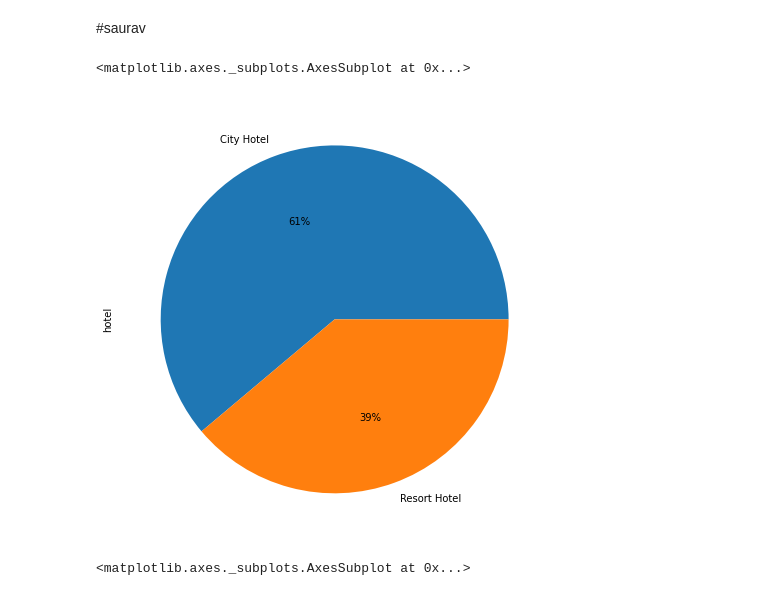
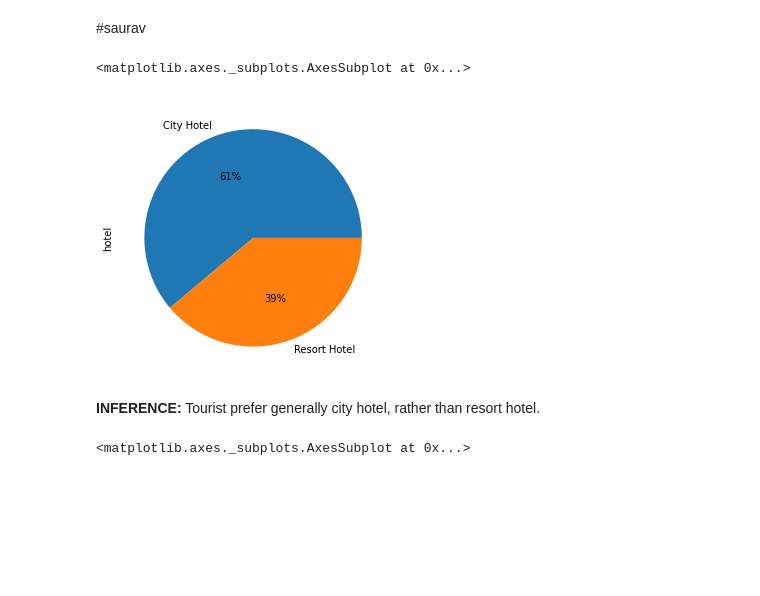
Before and after one commit to gauriagarwal18/Hotel_Booking_Analysis, a Jupyter notebook: Hotel_Booking.ipynb, the cells around one changed output. Saved outputs shown, nothing was run; the diff lists cells and outputs as text; code cells hidden in the pictures; blank space fills up the shorter version.

```diff
--- a/Hotel_Booking.ipynb
+++ b/Hotel_Booking.ipynb
@@ -173,7 +160,11 @@ def make_plot(data,kind,title,y_label,xlabel,font_size):
 # %%
+# which type of hotel book more
 hotel_type = hotels['hotel'].value_counts()
-hotel_type.plot(kind = 'pie',figsize = (8,8),autopct='%1.0f%%')
+hotel_type.plot(kind = 'pie',figsize = (5,5),autopct='%1.0f%%')
 # %% [output]
 <matplotlib.axes._subplots.AxesSubplot at 0x...>
-[figure, old version]
+[figure, new version]
+# %% [markdown]
+**INFERENCE:**
+Tourist prefer generally city hotel, rather than resort hotel.
 # %%
```
Also changed, not shown: parts of 20 cells of this notebook.
